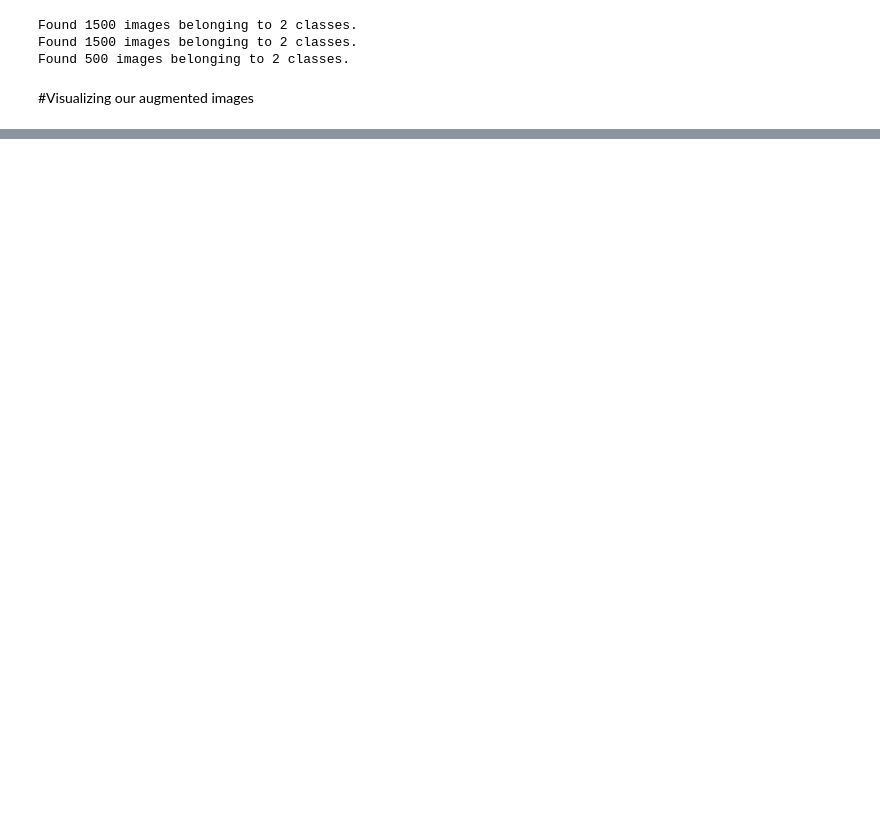
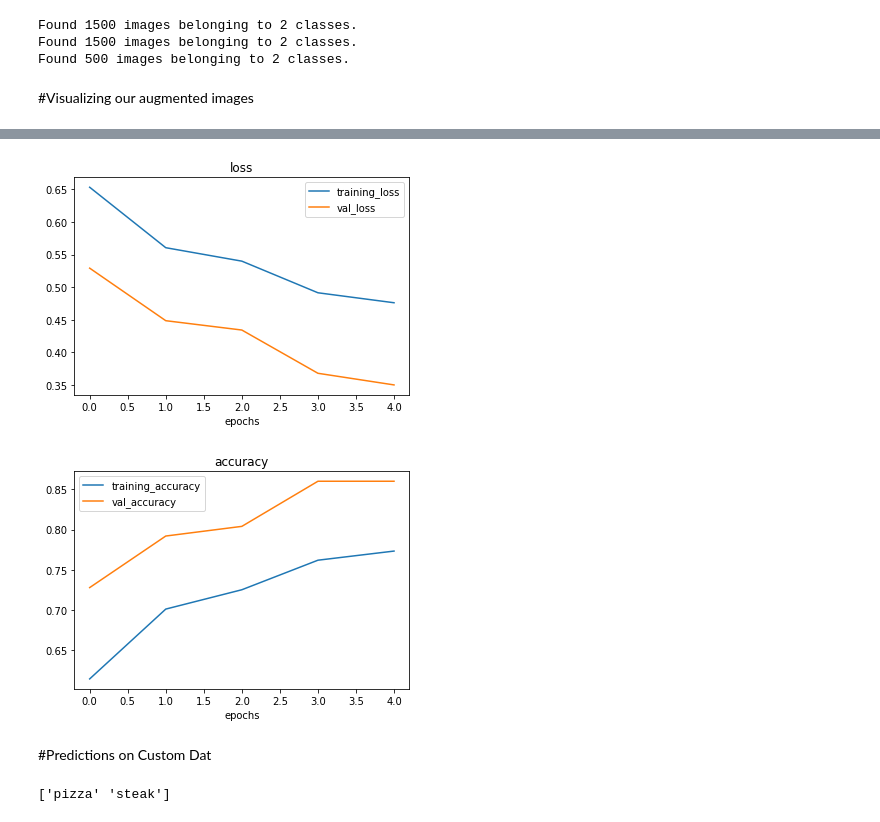
Before and after one commit to JacksonLeb/tensorflow_learning, a Jupyter notebook: 03_Intro_To_CNN.ipynb, the cells around one changed output, grey strips where cells are left out. Saved outputs shown, nothing was run; the diff lists cells and outputs as text; code cells hidden in the pictures; blank space fills up the shorter version.

```diff
--- a/03_Intro_To_CNN.ipynb
+++ b/03_Intro_To_CNN.ipynb
@@ -540,13 +540,13 @@ train_data_aug = ImageDataGenerator(rescale=1./255,
                                              zoom_range=0.2,
                                              width_shift_range=0.2,
                                              height_shift_range=0.2,
-                                             horizontal_flip=True).flow_from_directory(train_dir,target_size=(244,244),batch_size=32,class_mode="binary",shuffle=False)
+                                             horizontal_flip=True).flow_from_directory(train_dir,target_size=(244,244),batch_size=32,class_mode="binary",shuffle=True)
 
 #Create image generator without data augmentaiotn
-train_data = ImageDataGenerator(rescale=1./255).flow_from_directory(train_dir,target_size=(244,244),batch_size=32,class_mode="binary",shuffle=False)
+train_data = ImageDataGenerator(rescale=1./255).flow_from_directory(train_dir,target_size=(244,244),batch_size=32,class_mode="binary",shuffle=True)
 
 #test data
-test_data = ImageDataGenerator(rescale=1./255).flow_from_directory(test_dir,target_size=(244,244),batch_size=32,class_mode="binary",shuffle=False)
+test_data = ImageDataGenerator(rescale=1./255).flow_from_directory(test_dir,target_size=(244,244),batch_size=32,class_mode="binary",shuffle=True)
 # %% [output]
 Found 1500 images belonging to 2 classes.
 Found 1500 images belonging to 2 classes.
@@ -573,0 +574,21 @@ showing image number:26
+# %%
+model_6 = Sequential([
+  Conv2D(10, 3, activation="relu", input_shape=(244,244,3)),
+  MaxPool2D(pool_size=2),
+  Conv2D(10,3,activation="relu"),
+  MaxPool2D(),
+  Conv2D(10,3,activation="relu"),
+  MaxPool2D(),
+  Flatten(),
+  Dense(1, activation="sigmoid")
+])
+
+model_6.compile(loss="binary_crossentropy",
+                optimizer=Adam(),
+                metrics=["accuracy"])
+
+history_6 = model_6.fit(train_data_aug,
+                        epochs=5,
+                        steps_per_epoch=len(train_data_aug),
+                        validation_data=valid_data,
+                        validation_steps=len(valid_data))
@@ -573,0 +606,12 @@ showing image number:26
+# %%
+plot_loss_curve(history_6)
+# %% [output]
+[figure, added]
+[figure, added]
+# %% [markdown]
+#Predictions on Custom Dat
+# %%
+#view example image
+print(class_names)
+# %% [output]
+['pizza' 'steak']
```
Also changed, not shown: parts of 34 cells of this notebook.
